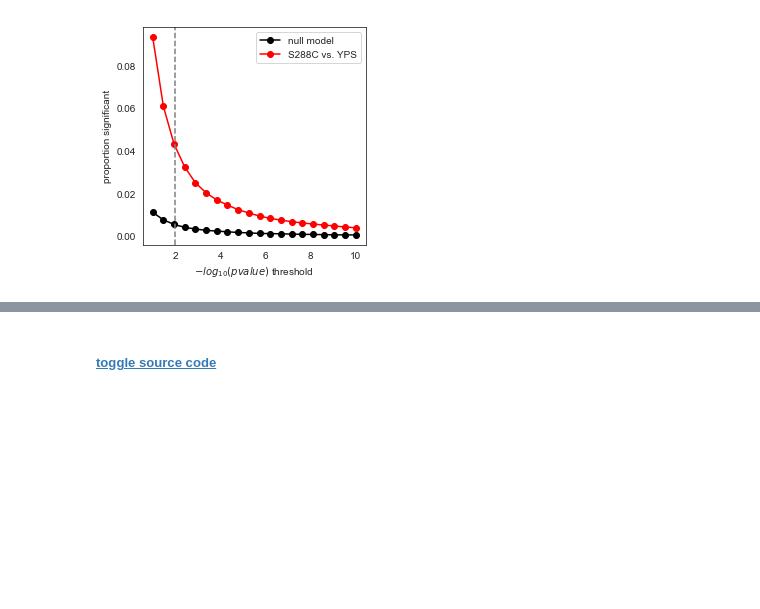
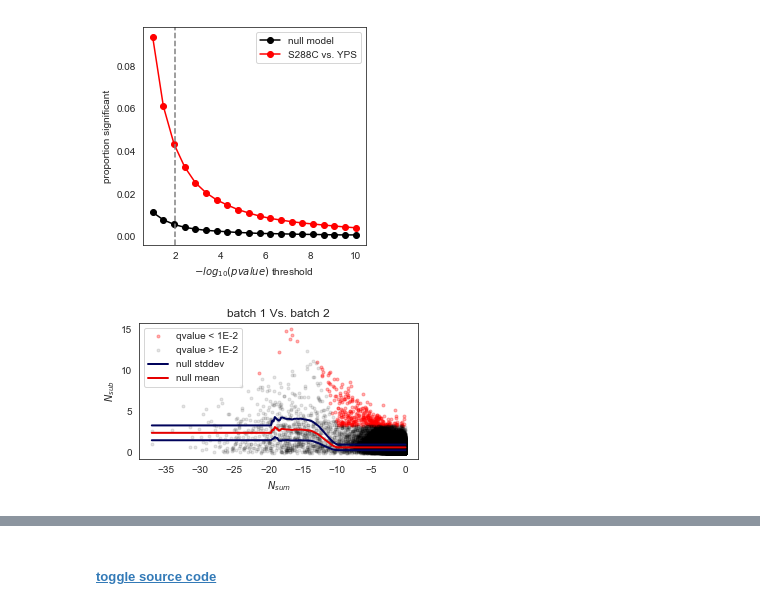
Before and after one commit to mgalardini/2018koyeast, a Jupyter notebook: notebooks/batches.ipynb, the cells around one changed output, grey strips where cells are left out. Drawn from its saved outputs; the diff is of its cells as text; code cells hidden in the pictures; blank space fills up the shorter version.

```diff
--- a/notebooks/batches.ipynb
+++ b/notebooks/batches.ipynb
@@ -427,0 +444,52 @@ plt.legend(frameon=True);
+# %%
+plt.figure(figsize=(5, 2.5))
+
+plt.plot(v[(v['qval'] < 1E-2)]['sum'],
+         v[(v['qval'] < 1E-2)]['sub'],
+         'r.',
+         alpha=0.3,
+         label='qvalue < 1E-2',
+         rasterized=True)
+plt.plot(v[v['qval'] >= 1E-2]['sum'],
+         v[v['qval'] >= 1E-2]['sub'],
+         'k.',
+         alpha=0.1,
+         label='qvalue > 1E-2',
+         rasterized=True)
+plt.plot(v.sort_values('sum')['sum'],
+         v.sort_values('sum')['mean'] + (v.sort_values('sum')['var'] / 2),
+         '-',
+         color=sns.xkcd_rgb['dark blue'],
+         lw=2,
+         label='null stddev')
+plt.plot(v.sort_values('sum')['sum'],
+         v.sort_values('sum')['mean'] - (v.sort_values('sum')['var'] / 2),
+         '-',
+         color=sns.xkcd_rgb['dark blue'],
+         lw=2,
+         label='_')
+plt.plot(v.sort_values('sum')['sum'],
+         v.sort_values('sum')['mean'],
+         '-',
+         color=sns.xkcd_rgb['red'],
+         lw=2,
+         label='null mean')
+
+plt.xlabel('$N_{sum}$')
+plt.ylabel('$N_{sub}$')
+
+lg = plt.legend(frameon=True,
+                loc='upper left')
+for x in lg.legendHandles:
+    lg.set_alpha(1)
+
+plt.title('batch 1 Vs. batch 2')
+
+plt.savefig('batches_null.png',
+            dpi=300, bbox_inches='tight',
+            transparent=True)
+plt.savefig('batches_null.svg',
+            dpi=300, bbox_inches='tight',
+            transparent=True);
+# %% [output]
+[figure, added]
```
Also changed, not shown: parts of 5 cells of this notebook, 4 other files.
